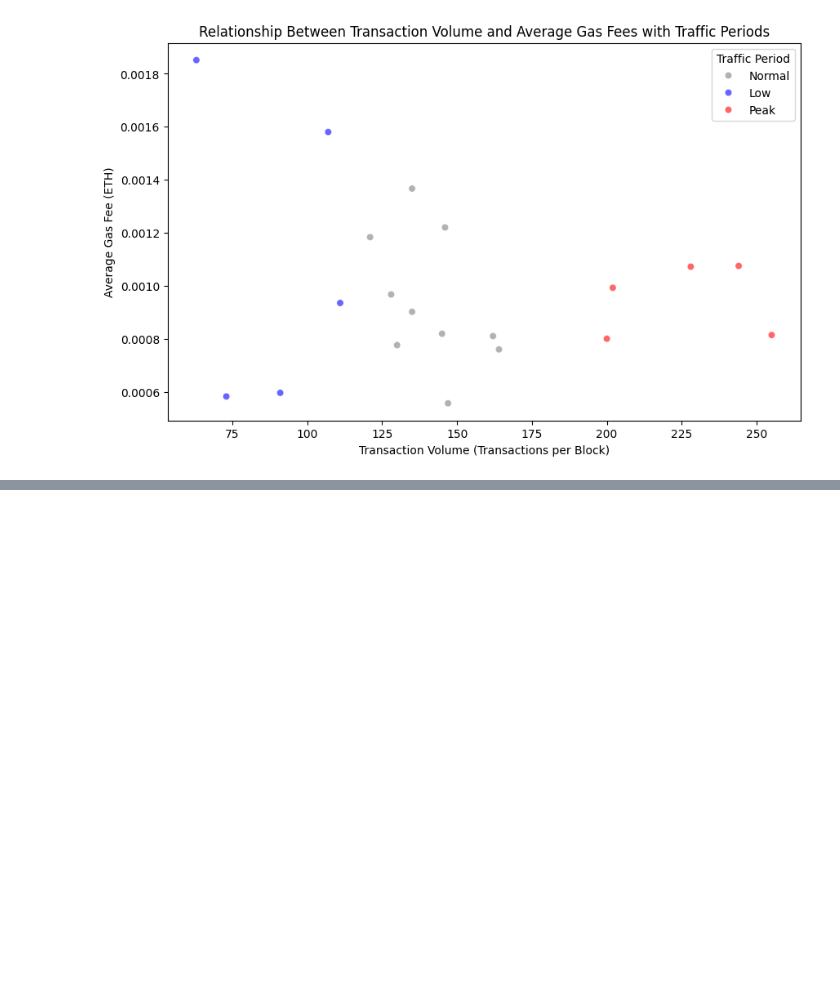
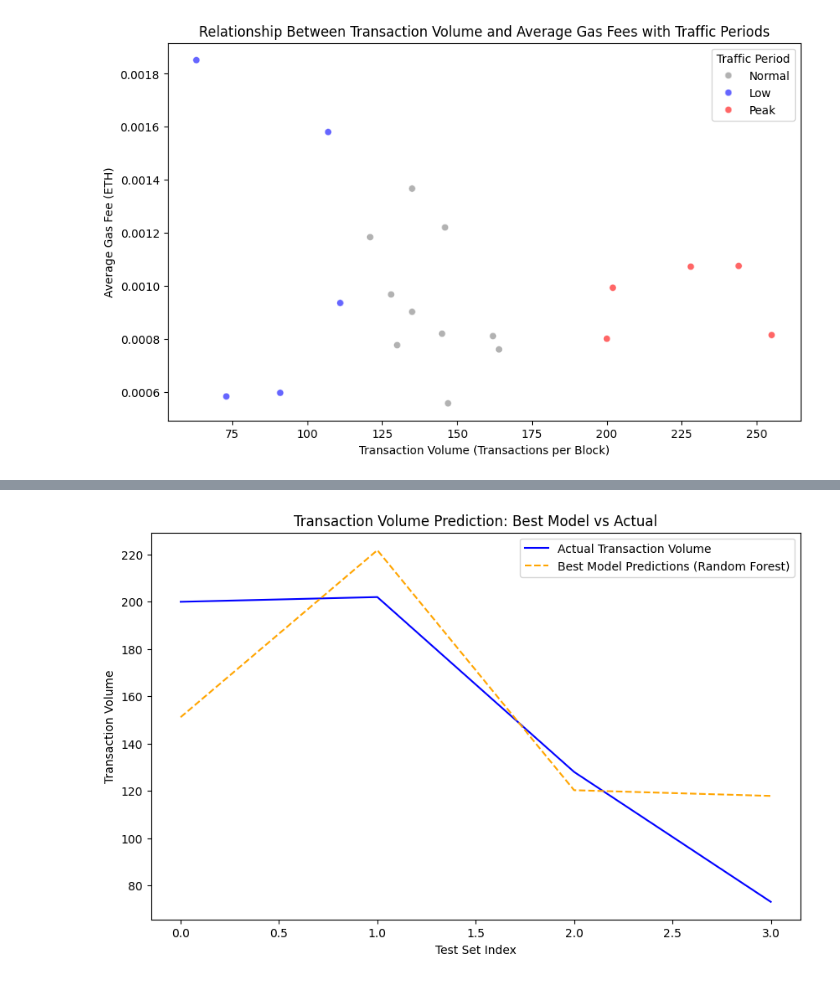
Before and after one commit to cs418-fa24/project-check-in-team-2, a Jupyter notebook: project_report.ipynb, the cells around one changed output, grey strips where cells are left out. Cells and saved outputs as stored; diff of their text form; code cells hidden in the pictures; blank space fills up the shorter version.

```diff
--- a/project_report.ipynb
+++ b/project_report.ipynb
@@ -443,0 +457,82 @@ plt.show()
+# %%
+from sklearn.model_selection import train_test_split, cross_val_score, GridSearchCV
+from sklearn.linear_model import LinearRegression, Ridge, Lasso
+from sklearn.ensemble import RandomForestRegressor
+from sklearn.metrics import mean_absolute_error, mean_squared_error, r2_score
+
+# 1. Feature Engineering
+
+block_stats['rolling_avg_volume'] = block_stats['transaction_volume'].rolling(window=5).mean()
+block_stats['volume_to_fee_ratio'] = block_stats['transaction_volume'] / (block_stats['avg_gas_fee'] + 1e-9)  # Avoid division by zero
+block_stats.dropna(inplace=True)
+features = block_stats[['avg_gas_fee', 'block', 'rolling_avg_volume', 'volume_to_fee_ratio']]
+target = block_stats['transaction_volume']
+
+
+X_train, X_test, y_train, y_test = train_test_split(features, target, test_size=0.2, random_state=42)
+
+# 2. Model Training and Comparison
+
+
+models = {
+    'Linear Regression': LinearRegression(),
+    'Ridge Regression': Ridge(),
+    'Lasso Regression': Lasso(),
+    'Random Forest': RandomForestRegressor(random_state=42)
+}
+
+results = {}
+for model_name, model in models.items():
+    model.fit(X_train, y_train)
+    y_pred = model.predict(X_test)
+    mae = mean_absolute_error(y_test, y_pred)
+    mse = mean_squared_error(y_test, y_pred)
+    rmse = np.sqrt(mse)
+    r2 = r2_score(y_test, y_pred)
+
+    results[model_name] = {
+        'MAE': mae,
+        'MSE': mse,
+        'RMSE': rmse,
+        'R²': r2
+    }
+
+results_df = pd.DataFrame(results).T
+print("Model Performance Comparison:")
+print(results_df)
+
+# 3. Hyperparameter Tuning
+
+param_grid = {
+    'n_estimators': [50, 100, 200],
+    'max_depth': [None, 10, 20, 30],
+    'min_samples_split': [2, 5, 10]
+}
+
+grid_search = GridSearchCV(RandomForestRegressor(random_state=42), param_grid, cv=5, scoring='neg_mean_absolute_error')
+grid_search.fit(X_train, y_train)
+best_rf_model = grid_search.best_estimator_
+print("Best Parameters for Random Forest:", grid_search.best_params_)
+
+# 4. Evaluate the best model on test set
+y_best_pred = best_rf_model.predict(X_test)
+best_mae = mean_absolute_error(y_test, y_best_pred)
+best_rmse = np.sqrt(mean_squared_error(y_test, y_best_pred))
+best_r2 = r2_score(y_test, y_best_pred)
+
+print("Best Random Forest Model Performance:")
+print("MAE:", best_mae)
+print("RMSE:", best_rmse)
+print("R²:", best_r2)
+
+# 5. Visualization
+
+plt.figure(figsize=(10, 6))
+plt.plot(y_test.values, label="Actual Transaction Volume", color="blue")
+plt.plot(y_best_pred, label="Best Model Predictions (Random Forest)", color="orange", linestyle='--')
+plt.legend()
+plt.title("Transaction Volume Prediction: Best Model vs Actual")
+plt.xlabel("Test Set Index")
+plt.ylabel("Transaction Volume")
+plt.show()
+# %% [output]
@@ -443,0 +550 @@ plt.show()
+[figure, added]
```
Also changed, not shown: parts of 12 cells of this notebook.
